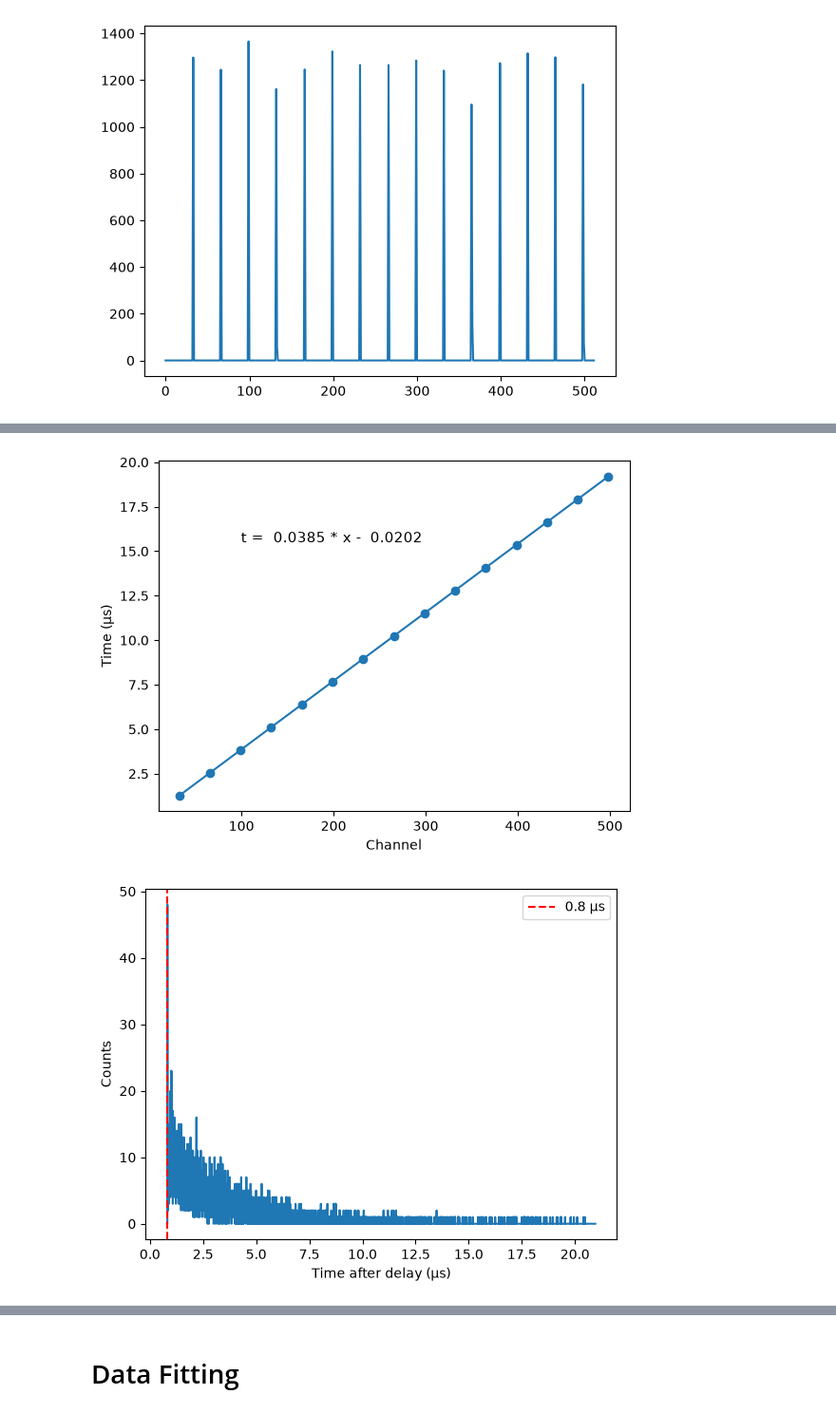
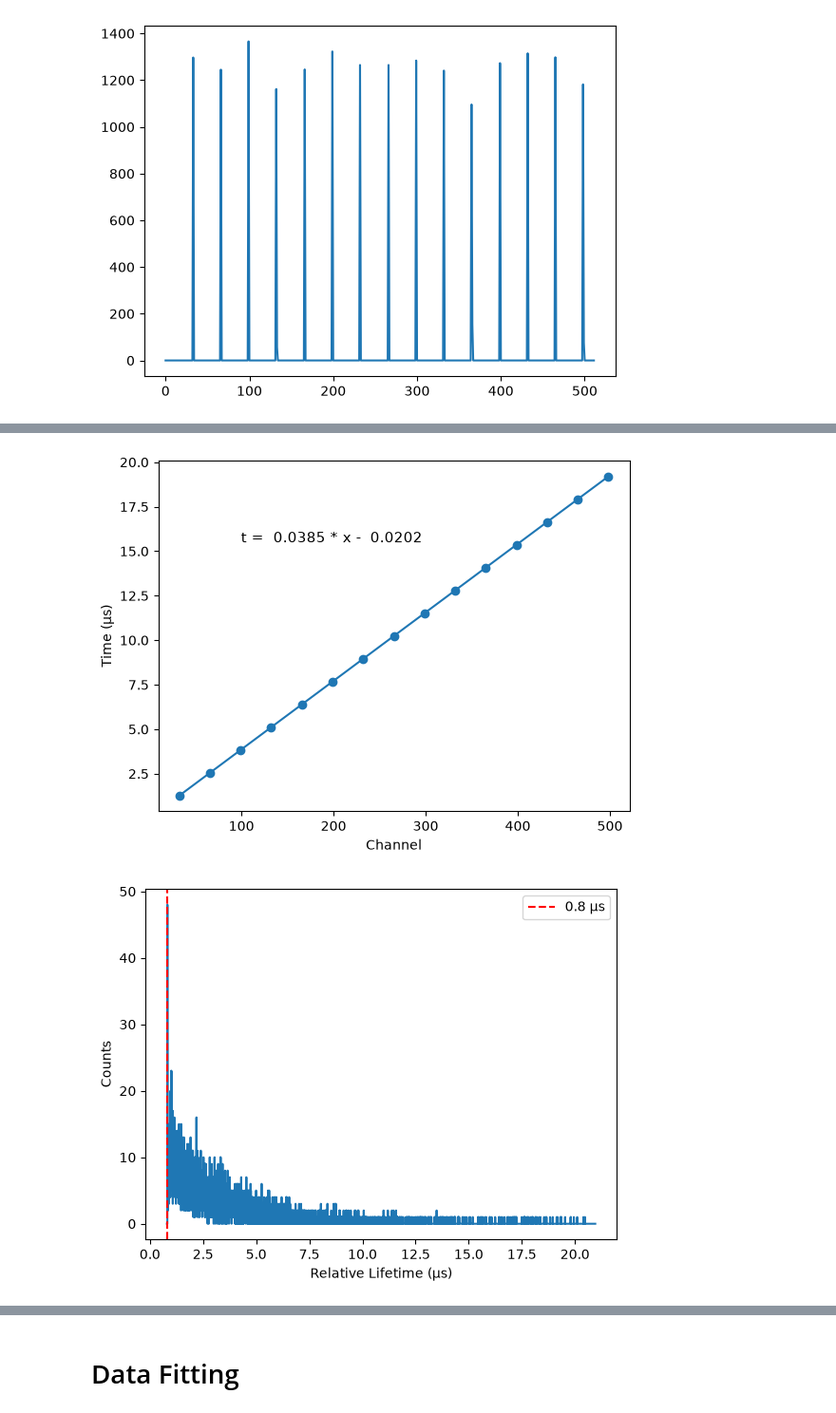
Before and after one commit to jasonrmay/ADV-Lab, a Jupyter notebook: muon-lifetime/Fitting_regime.ipynb, the cells around one changed output, grey strips where cells are left out. Shown at 95% size. Saved outputs shown, nothing was run; the diff lists cells and outputs as text; code cells hidden in the pictures.

Commit message:
fixed lifetime fitting bugs

```diff
--- a/muon-lifetime/Fitting_regime.ipynb
+++ b/muon-lifetime/Fitting_regime.ipynb
@@ -229,52 +196,33 @@ time_fit_param = get_time_fit(data_dict, time_cal_1, show_plot = True)
 time_fit_param_512 = get_time_fit(rebinned_data_dict, time_cal_2, show_plot = True)
 
 
 # plot the data vs time
 channel_range = np.arange(len(data_dict["data"]))
 channel_range_512 = np.arange(len(rebinned_data_dict["data"]))
 
 time_range = get_time_from_channel_linear(channel_range, time_fit_param)
 time_range_512 = get_time_from_channel_linear(channel_range_512, time_fit_param_512)
 
 time_range_delayed = time_range + T_DELAY_US
 time_range_512_delayed = time_range_512 + T_DELAY_US
 
 
 plt.plot(time_range_delayed, data_dict["data"] )
-plt.xlabel(f"Time after delay ({mu}s)")
+plt.xlabel(f"Relative Lifetime ({mu}s)")
 plt.ylabel("Counts")
 plt.axvline(time_range_delayed[0], color='r', linestyle='--', label = f"0.8 {mu}s")
 plt.legend()
 plt.show()
 
 plt.plot(time_range_512_delayed, rebinned_data_dict["data"] )
-plt.xlabel(f"Time after delay ({mu}s)")
+plt.xlabel(f"Relative Lifetime ({mu}s)")
 plt.ylabel("Counts")
 plt.axvline(time_range_512_delayed[0], color='r', linestyle='--', label = f"0.8 {mu}s")
 plt.legend()
 plt.show()
-
-# delay_in_channels = get_channel_from_time_linear(T_DELAY, time_fit_param)
-
-# # fill zeros in data for the delay
-# zeros = np.zeros(delay_in_channels)
-# data_copy = data["data"].copy()
-# delayed_data = np.concatenate((zeros, data_copy))
-
-# # the delay has has extended the time range, extend the time range by the delay
-# channel_range = np.arange(len(delayed_data))
-# delayed_time_range = get_time_from_channel_linear(channel_range, time_fit_param)
-
-
-# # shifted_time = time_range + T_delay
-# plt.plot(delayed_time_range, delayed_data )
-# plt.xlabel("Time difference (us)")
-# plt.ylabel("Counts")
-# plt.xlim(1.05, 5)
-# plt.show()
 # %% [output]
 [figure]
 [figure]
 [figure]
 [figure]
-[figure, old version]
+[figure, new version]
```
Also changed, not shown: parts of 26 cells of this notebook.
